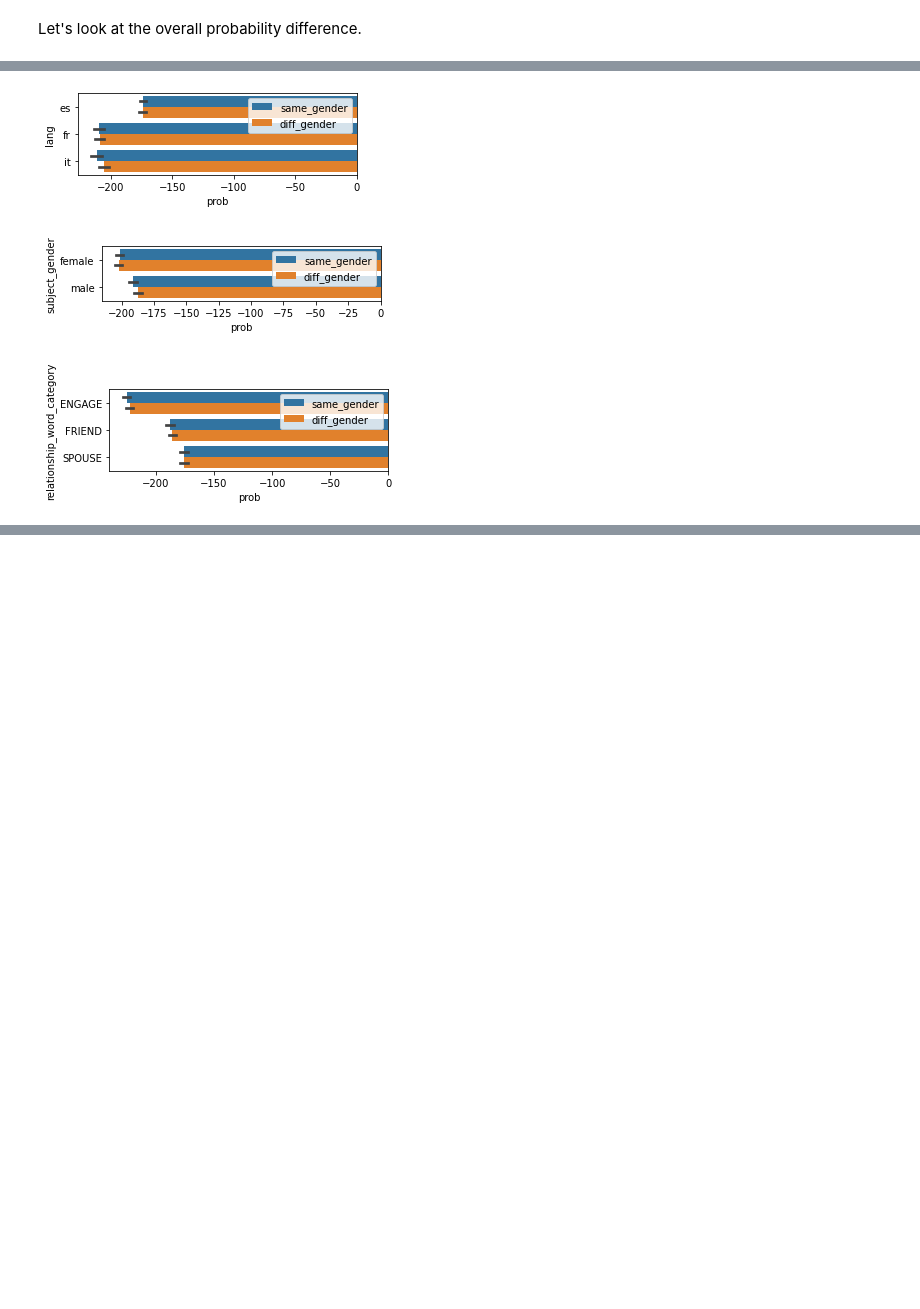
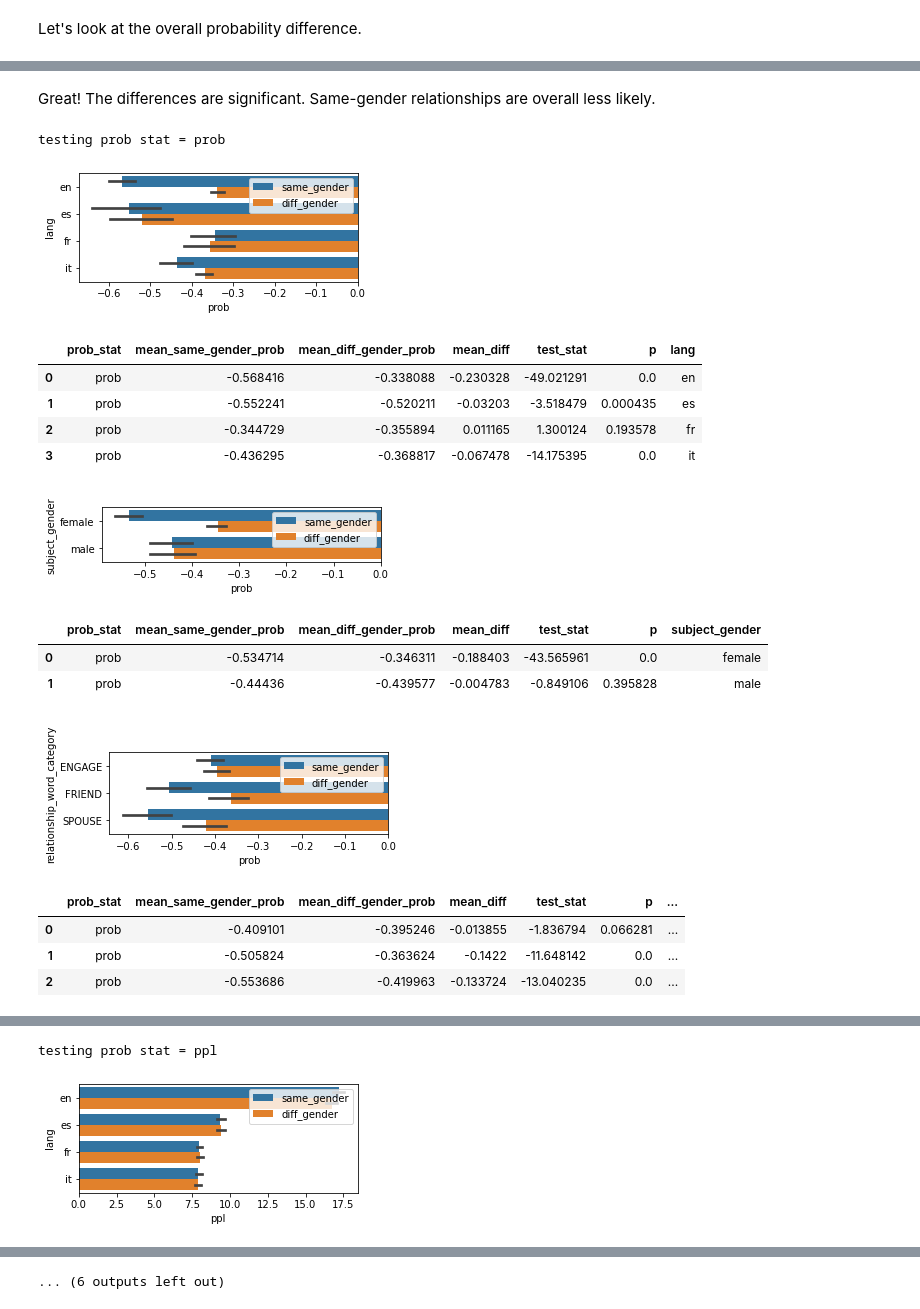
Before and after one commit to ianbstewart/multilingual-same-gender-bias, a Jupyter notebook: query_language_models.ipynb, the cells around one changed output, grey strips where cells are left out. Drawn from its saved outputs; the diff is of its cells as text; code cells hidden in the pictures; blank space fills up the shorter version.

```diff
--- a/query_language_models.ipynb
+++ b/query_language_models.ipynb
@@ -224,5 +252,8 @@ relationship_sent_data.to_csv('../../data/multilingual_occupation_relationship_L
 # %% [markdown]
 Let's look at the overall probability difference.
+# %%
+import pandas as pd
+relationship_sent_data = pd.read_csv('data/multilingual_occupation_relationship_LM_probs.gz', sep='\t', compression='gzip')
 # %%
 import matplotlib
 %matplotlib inline
@@ -250,0 +276,10 @@ Great! The differences are significant. It seems like PPL is doing something wei
+# %%
+prob_stats = ['prob', 'ppl']
+align_vars = ['lang', 'subject_word', 'subject_gender']
+for prob_stat_i in prob_stats:
+    sns.barplot(data=relationship_sent_data, y='relationship_type', x=prob_stat_i)
+    plt.show()
+    ## significance testing
+    compare_stats_i = compare_same_diff_gender_prob_data(relationship_sent_data, prob_stat=prob_stat_i, align_vars=align_vars)
+    display(compare_stats_i)
+#     print(f'stat = {prob_stat_i}; mean diff = {mean_diff:.3f} (test stat = {test_stat:.3f}; p = {p_val:.3E})')
@@ -251,20 +303,46 @@ Great! The differences are significant. It seems like PPL is doing something wei
+# %% [markdown]
+Great! The differences are significant. Same-gender relationships are overall less likely.
 # %%
 ## breakdown by language, gender, target, relationship, source occupation
 relationship_vars = ['lang', 'subject_gender', 'relationship_word_category', 'subject_word_en']
 width = 5
 height = 0.5
-for var_i in relationship_vars:
-    vals_i = relationship_sent_data.loc[:, var_i].nunique()
-    height_i = vals_i*height
-    if(vals_i > 10):
-        height_i = height_i * 0.5
-    plt.figure(figsize=(width, height_i))
-    val_order_i = list(sorted(relationship_sent_data.loc[:, var_i].unique()))
-    sns.barplot(data=relationship_sent_data, x='prob', y=var_i, order=val_order_i, hue='relationship_type')
-    plt.legend(loc='upper right')
-    plt.show()
-    ## TODO: significance tests between  types
+align_vars = ['lang', 'subject_word', 'subject_gender']
+prob_stats = ['prob', 'ppl']
+for prob_stat in prob_stats:
+    print(f'testing prob stat = {prob_stat}')
+    for var_i in relationship_vars:
+        vals_i = relationship_sent_data.loc[:, var_i].nunique()
+        height_i = vals_i*height
+        if(vals_i > 10):
+            height_i = height_i * 0.5
+        plt.figure(figsize=(width, height_i))
+        val_order_i = list(sorted(relationship_sent_data.loc[:, var_i].unique()))
+        sns.barplot(data=relationship_sent_data, x=prob_stat, y=var_i, order=val_order_i, hue='relationship_type')
+        plt.legend(loc='upper right')
+        plt.show()
+        # compare within-group
+        compare_stats_i = []
+        for val_j, data_j in relationship_sent_data.groupby(var_i):
+            compare_stats_j = compare_same_diff_gender_prob_data(data_j, prob_stat=prob_stat, align_vars=align_vars)
+            compare_stats_j.loc[var_i] = val_j
+            compare_stats_i.append(compare_stats_j)
+        compare_stats_i = pd.concat(compare_stats_i, axis=1).transpose()
+        display(compare_stats_i)
 # %% [output]
+testing prob stat = prob
-[figure, old version]
+[figure, new version]
+|  | prob_stat | mean_same_gender_prob | mean_diff_gender_prob | mean_diff | test_stat | p | lang |
+| 0 | prob | -0.568416 | -0.338088 | -0.230328 | -49.021291 | 0.0 | en |
+| 1 | prob | -0.552241 | -0.520211 | -0.03203 | -3.518479 | 0.000435 | es |
+| 2 | prob | -0.344729 | -0.355894 | 0.011165 | 1.300124 | 0.193578 | fr |
+| 3 | prob | -0.436295 | -0.368817 | -0.067478 | -14.175395 | 0.0 | it |
-[figure, old version]
+[figure, new version]
+|  | prob_stat | mean_same_gender_prob | mean_diff_gender_prob | mean_diff | test_stat | p | subject_gender |
+| 0 | prob | -0.534714 | -0.346311 | -0.188403 | -43.565961 | 0.0 | female |
+| 1 | prob | -0.44436 | -0.439577 | -0.004783 | -0.849106 | 0.395828 | male |
-[figure, old version]
+[figure, new version]
+|  | prob_stat | mean_same_gender_prob | mean_diff_gender_prob | mean_diff | test_stat | p | ... |
+| 0 | prob | -0.409101 | -0.395246 | -0.013855 | -1.836794 | 0.066281 | ... |
+| 1 | prob | -0.505824 | -0.363624 | -0.1422 | -11.648142 | 0.0 | ... |
+| 2 | prob | -0.553686 | -0.419963 | -0.133724 | -13.040235 | 0.0 | ... |
@@ -271,0 +367,2 @@ for var_i in relationship_vars:
+testing prob stat = ppl
+[figure, added]
@@ -272,3 +374,4 @@ for var_i in relationship_vars:
+... (6 outputs left out)
 # %% [markdown]
 OK! We can see pretty clearly that same-gender relationships are dispreferred pretty much across the board.
 
```
Also changed, not shown: parts of 14 cells of this notebook, 2 other files.
